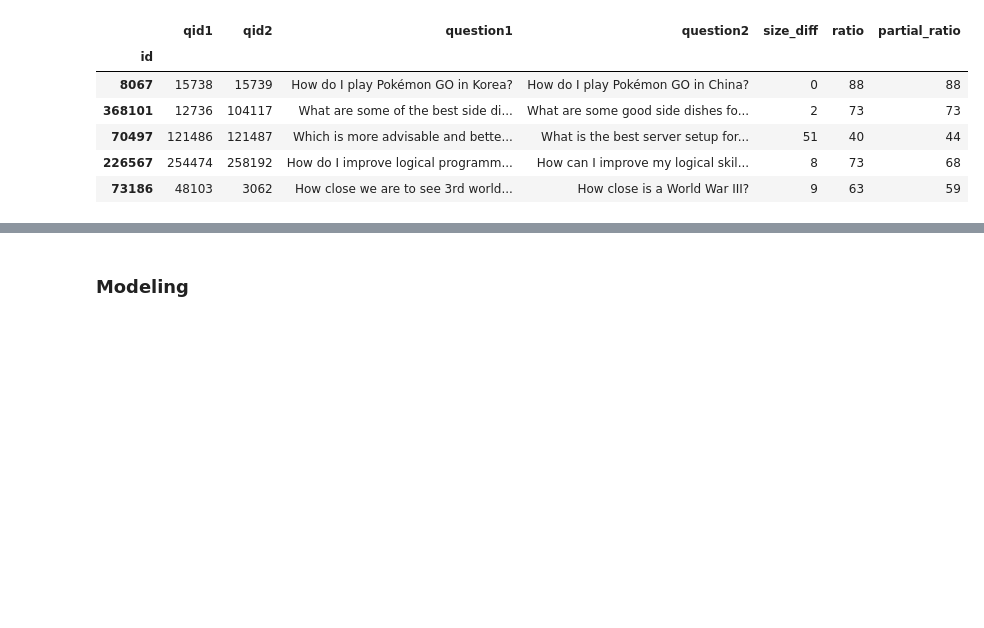
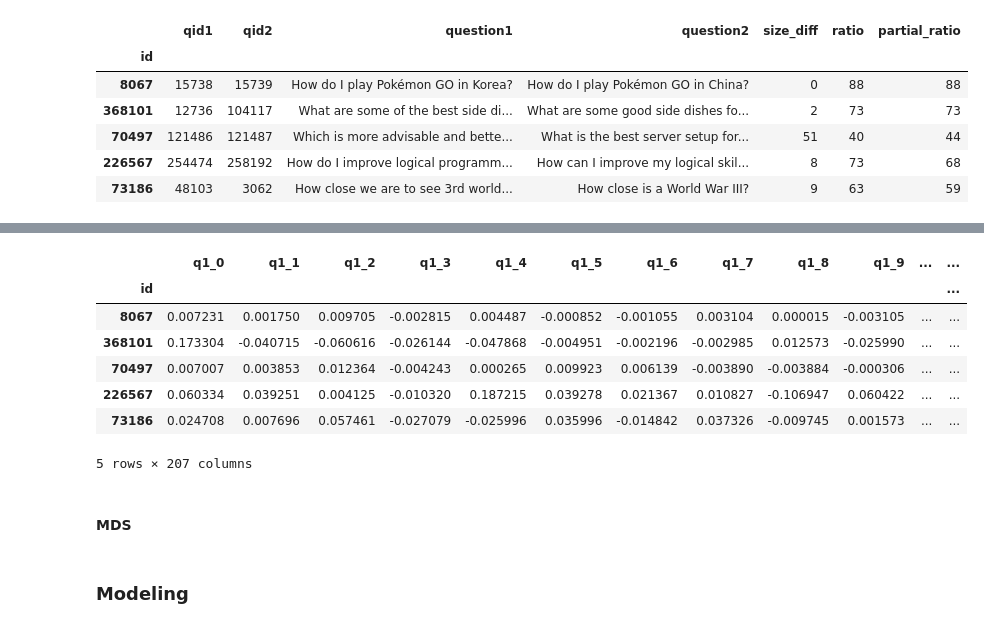
Before and after one commit to sirisurab/dupquest, a Jupyter notebook: src/EDA.ipynb, the cells around one changed output, grey strips where cells are left out. Saved outputs shown, nothing was run; the diff lists cells and outputs as text; code cells hidden in the pictures; blank space fills up the shorter version.

```diff
--- a/src/EDA.ipynb
+++ b/src/EDA.ipynb
@@ -486,3 +318,6 @@ created SVD transform in time 0.28557920455932617
 # split back into two
 X1_test = X_test_svd[:len(X_test), :]
 X2_test = X_test_svd[len(X_test):, :]
+# %%
+X_ft_test = np.array([vectors for vectors in get_ft_vectors(model,'test')])
+X_ft_test.shape
@@ -489,3 +326,7 @@ X2_test = X_test_svd[len(X_test):, :]
+# %%
+# split back into two
+X1_ft_test = X_ft_test[:len(X_test)]
+X2_ft_test = X_ft_test[len(X_test):]
 # %%
 # difference in text size
 X_test['size_diff'] = X_test.apply(compute_size_diff, axis=1)
@@ -576 +417,15 @@ X_test.head()
 5 rows × 205 columns
+# %%
+X_test = pd.concat([X_test, pd.Series(X1_ft_test, name='q1_ft',index=X_test.index), pd.Series(X2_ft_test, name='q2_ft',index=X_test.index)], axis=1)
+X_test.head()
+# %% [output]
+|  | q1_0 | q1_1 | q1_2 | q1_3 | q1_4 | q1_5 | q1_6 | q1_7 | q1_8 | q1_9 | ... | ... |
+| id |  |  |  |  |  |  |  |  |  |  |  | ... |
+| 8067 | 0.007231 | 0.001750 | 0.009705 | -0.002815 | 0.004487 | -0.000852 | -0.001055 | 0.003104 | 0.000015 | -0.003105 | ... | ... |
+| 368101 | 0.173304 | -0.040715 | -0.060616 | -0.026144 | -0.047868 | -0.004951 | -0.002196 | -0.002985 | 0.012573 | -0.025990 | ... | ... |
+| 70497 | 0.007007 | 0.003853 | 0.012364 | -0.004243 | 0.000265 | 0.009923 | 0.006139 | -0.003890 | -0.003884 | -0.000306 | ... | ... |
+| 226567 | 0.060334 | 0.039251 | 0.004125 | -0.010320 | 0.187215 | 0.039278 | 0.021367 | 0.010827 | -0.106947 | 0.060422 | ... | ... |
+| 73186 | 0.024708 | 0.007696 | 0.057461 | -0.027079 | -0.025996 | 0.035996 | -0.014842 | 0.037326 | -0.009745 | 0.001573 | ... | ... |
+5 rows × 207 columns
+# %% [markdown]
+#### MDS
```
Also changed, not shown: parts of 31 cells of this notebook, 1 other file.
